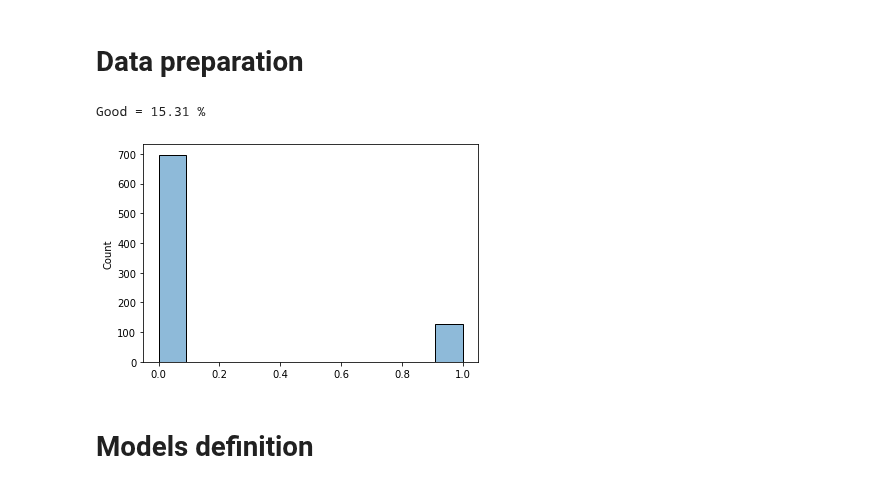
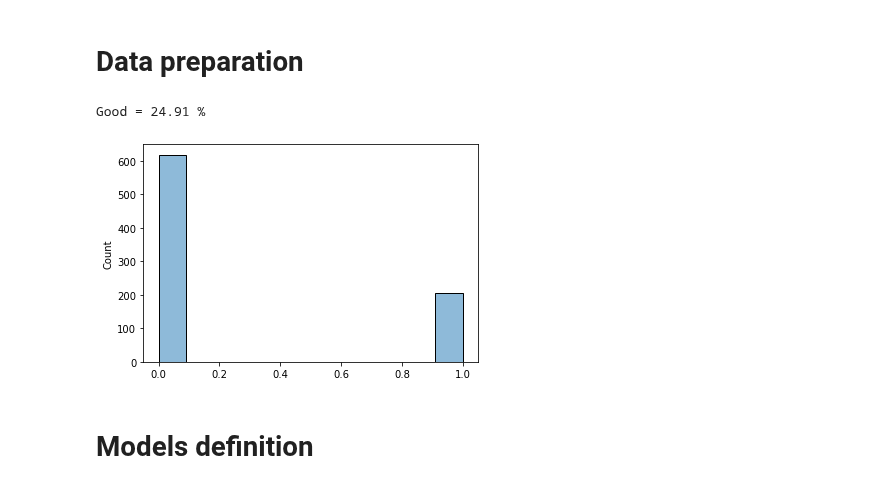
Before and after one commit to lucascbarbosa/INT, a Jupyter notebook: Manufatura Aditiva/Simulacao-GAN/Pipeline/3- Machine_learning/GAN/GAN.ipynb, the cells around one changed output. Drawn from its saved outputs; the diff is of its cells as text; code cells hidden in the pictures.

```diff
--- a/Manufatura Aditiva/Simulacao-GAN/Pipeline/3- Machine_learning/GAN/GAN.ipynb
+++ b/Manufatura Aditiva/Simulacao-GAN/Pipeline/3- Machine_learning/GAN/GAN.ipynb
@@ -34,36 +34,36 @@ simmetry = 'p4'
 score = 'isotropy'
 if os.getcwd().split('\\')[2] == 'lucas':
     score_filename = 'E:/Lucas GAN/Dados/4- Scores/RTGA/%sD/%s/%s.csv' %(dimension,simmetry,score)
 else:
     score_filename = 'D:/Lucas GAN/Dados/4- Scores/RTGA/%sD/%s/%s.csv' %(dimension,simmetry,score)
 
 data = np.loadtxt(score_filename,delimiter=',')
 X = data[:,1:-1]
 size = int(np.sqrt(X.shape[1]))
 X = X.reshape((X.shape[0],size,size,1))
 
 y = data[:,-1]
 y = y.reshape((y.shape[0],1))
 
 scaler = MinMaxScaler()
 y = scaler.fit_transform(y).round(10)
-cutoff = 0.89
+cutoff = 0.82
 idxs_good = np.where(y>cutoff)[0]
 idxs_bad = np.where(y<=cutoff)[0]
 
 y = np.zeros(y.shape)
 y[idxs_good] = 1.0
 print(f"Good = %.2f %%"%(100*len(idxs_good)/(len(idxs_good)+len(idxs_bad))))
 sns.histplot(y,legend=False);
 
 X_good = X[idxs_good]
 
 input_G = 128
 output_G = input_D = X.shape[1:]
 output_D = 1
 # %% [output]
-Good = 15.31 %
+Good = 24.91 %
-[figure, old version]
+[figure, new version]
 # %% [markdown]
 # Models definition
 # %% [markdown]
```
Also changed, not shown: parts of 3 cells of this notebook.
